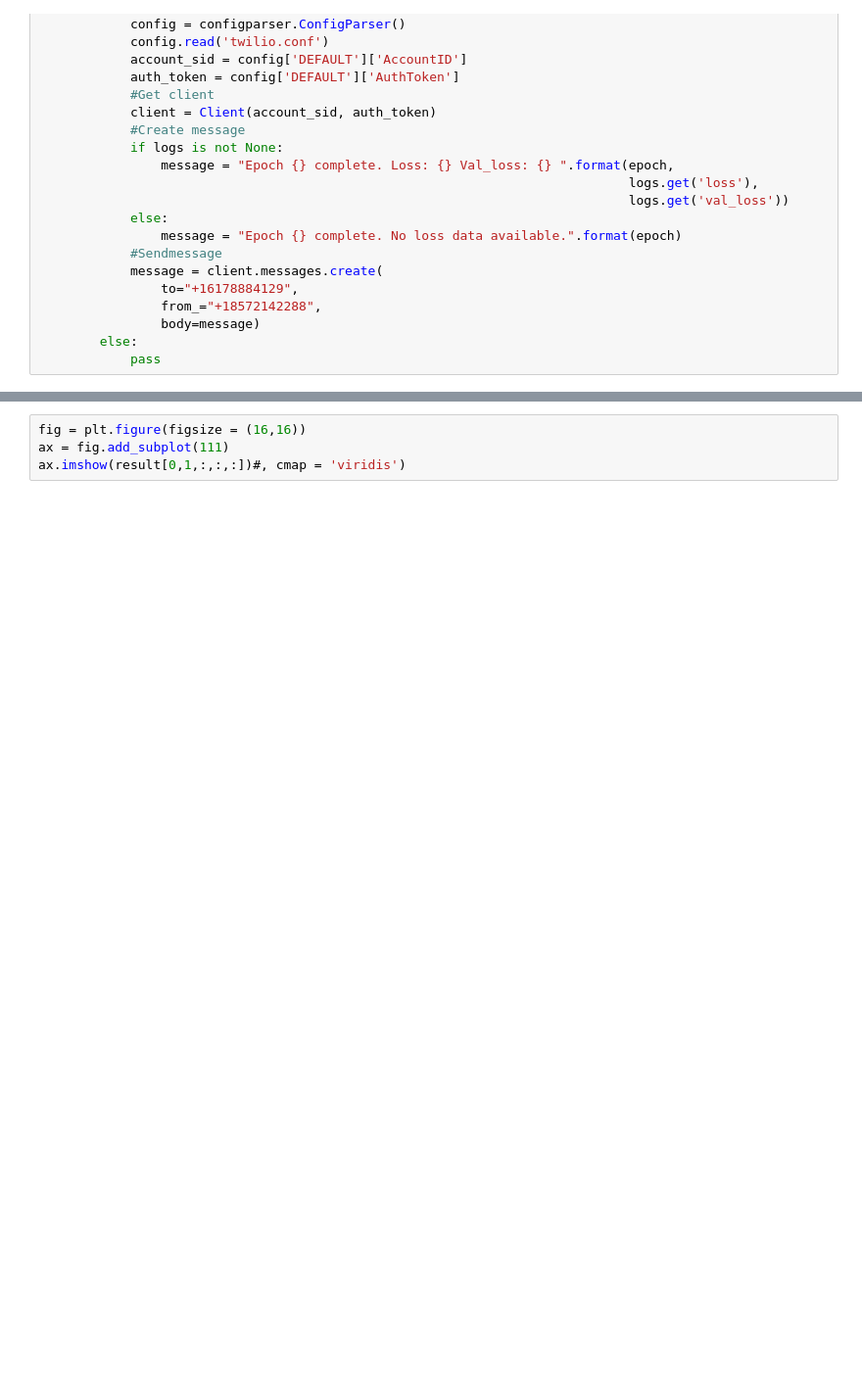
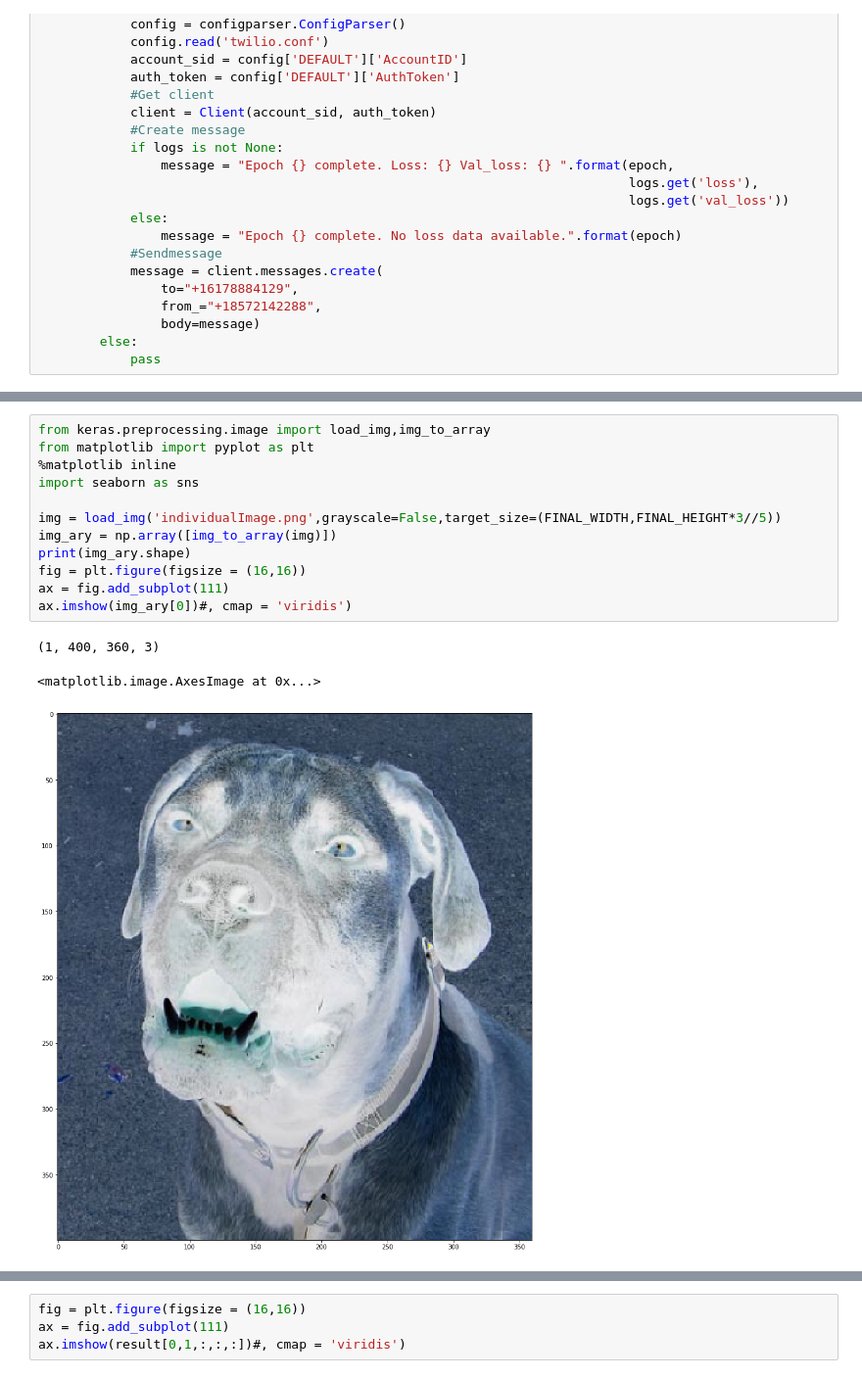
Before and after one commit to brayan07/machine-learning, a Jupyter notebook: projects/capstone/DHSThreatRecognition/New GRU Model.ipynb, the cells around one changed output, grey strips where cells are left out. Shown at 98% size. Saved outputs shown, nothing was run; the diff lists cells and outputs as text; blank space fills up the shorter version.

```diff
--- a/projects/capstone/DHSThreatRecognition/New GRU Model.ipynb
+++ b/projects/capstone/DHSThreatRecognition/New GRU Model.ipynb
@@ -351,0 +379,16 @@ print(y,w)
+# %%
+from keras.preprocessing.image import load_img,img_to_array
+from matplotlib import pyplot as plt
+%matplotlib inline
+import seaborn as sns
+
+img = load_img('individualImage.png',grayscale=False,target_size=(FINAL_WIDTH,FINAL_HEIGHT*3//5))
+img_ary = np.array([img_to_array(img)])
+print(img_ary.shape)
+fig = plt.figure(figsize = (16,16))
+ax = fig.add_subplot(111)
+ax.imshow(img_ary[0])#, cmap = 'viridis')
+# %% [output]
+(1, 400, 360, 3)
+<matplotlib.image.AxesImage at 0x...>
+[figure, added]
```
Also changed, not shown: parts of 13 cells of this notebook, 3 other files.
